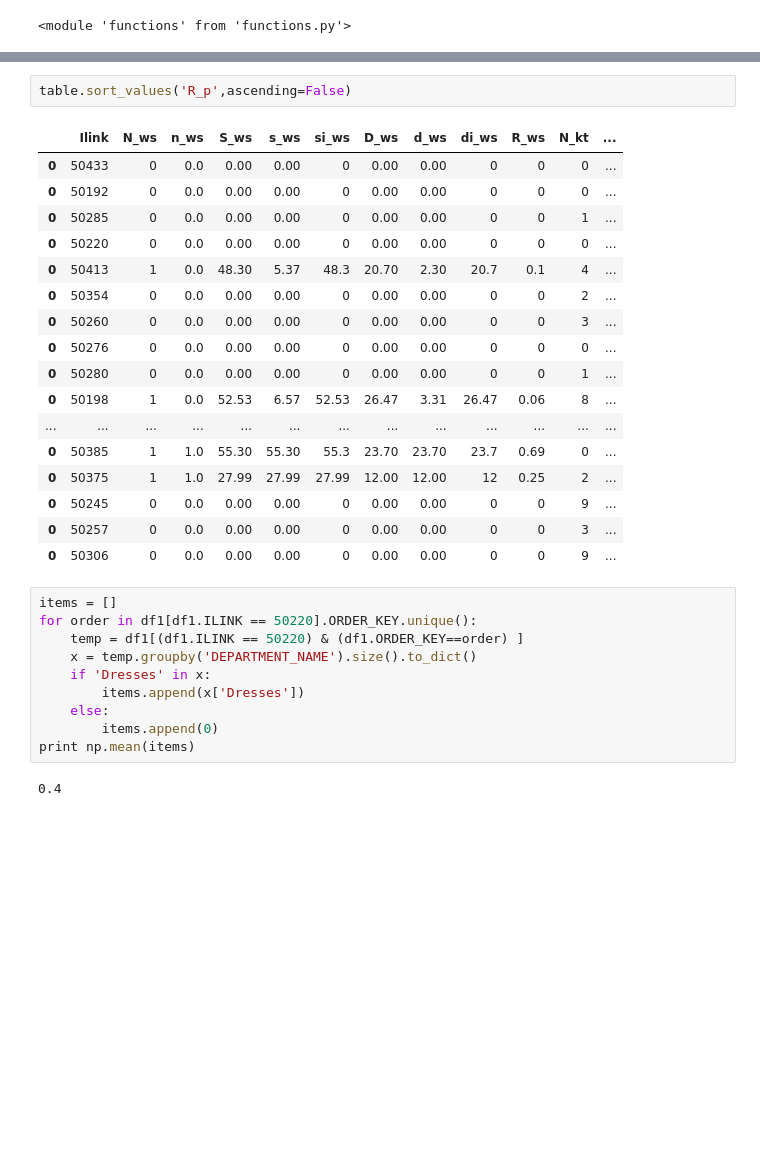
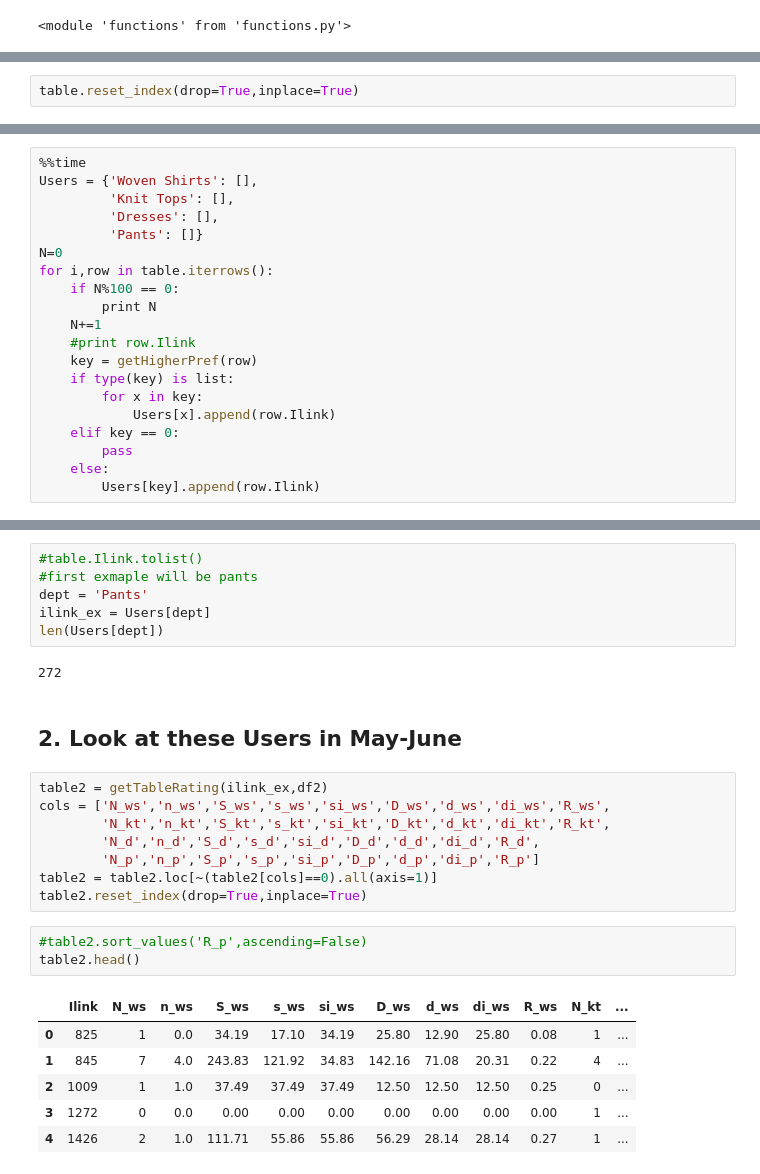
Before and after one commit to alexander-pan/Ecommerce, a Jupyter notebook: Data_Exploration.ipynb, the cells around one changed output, grey strips where cells are left out. Cells and saved outputs as stored; diff of their text form; blank space fills up the shorter version.

```diff
--- a/Data_Exploration.ipynb
+++ b/Data_Exploration.ipynb
@@ -111,0 +187,2 @@ table = pd.DataFrame([],columns=cols)
+# %%
+table.reset_index(drop=True,inplace=True)
@@ -149,0 +289,20 @@ Wall time: 1.82 s
+# %%
+%%time
+Users = {'Woven Shirts': [],
+         'Knit Tops': [],
+         'Dresses': [],
+         'Pants': []}
+N=0
+for i,row in table.iterrows():
+    if N%100 == 0:
+        print N
+    N+=1
+    #print row.Ilink
+    key = getHigherPref(row)
+    if type(key) is list:
+        for x in key:
+            Users[x].append(row.Ilink)
+    elif key == 0:
+        pass
+    else:
+        Users[key].append(row.Ilink)
@@ -150,32 +322,28 @@ Wall time: 1.82 s
+# %%
+#table.Ilink.tolist()
+#first exmaple will be pants
+dept = 'Pants'
+ilink_ex = Users[dept]
+len(Users[dept])
+# %% [output]
+272
+# %% [markdown]
+## 2. Look at these Users in May-June
+# %%
+table2 = getTableRating(ilink_ex,df2)
+cols = ['N_ws','n_ws','S_ws','s_ws','si_ws','D_ws','d_ws','di_ws','R_ws',
+        'N_kt','n_kt','S_kt','s_kt','si_kt','D_kt','d_kt','di_kt','R_kt',
+        'N_d','n_d','S_d','s_d','si_d','D_d','d_d','di_d','R_d',
+        'N_p','n_p','S_p','s_p','si_p','D_p','d_p','di_p','R_p']
+table2 = table2.loc[~(table2[cols]==0).all(axis=1)]
+table2.reset_index(drop=True,inplace=True)
 # %%
-table.sort_values('R_p',ascending=False)
+#table2.sort_values('R_p',ascending=False)
+table2.head()
 # %% [output]
 |  | Ilink | N_ws | n_ws | S_ws | s_ws | si_ws | D_ws | d_ws | di_ws | R_ws | N_kt | ... |
-| 0 | 50433 | 0 | 0.0 | 0.00 | 0.00 | 0 | 0.00 | 0.00 | 0 | 0 | 0 | ... |
-| 0 | 50192 | 0 | 0.0 | 0.00 | 0.00 | 0 | 0.00 | 0.00 | 0 | 0 | 0 | ... |
-| 0 | 50285 | 0 | 0.0 | 0.00 | 0.00 | 0 | 0.00 | 0.00 | 0 | 0 | 1 | ... |
-| 0 | 50220 | 0 | 0.0 | 0.00 | 0.00 | 0 | 0.00 | 0.00 | 0 | 0 | 0 | ... |
-| 0 | 50413 | 1 | 0.0 | 48.30 | 5.37 | 48.3 | 20.70 | 2.30 | 20.7 | 0.1 | 4 | ... |
-| 0 | 50354 | 0 | 0.0 | 0.00 | 0.00 | 0 | 0.00 | 0.00 | 0 | 0 | 2 | ... |
-| 0 | 50260 | 0 | 0.0 | 0.00 | 0.00 | 0 | 0.00 | 0.00 | 0 | 0 | 3 | ... |
-| 0 | 50276 | 0 | 0.0 | 0.00 | 0.00 | 0 | 0.00 | 0.00 | 0 | 0 | 0 | ... |
-| 0 | 50280 | 0 | 0.0 | 0.00 | 0.00 | 0 | 0.00 | 0.00 | 0 | 0 | 1 | ... |
-| 0 | 50198 | 1 | 0.0 | 52.53 | 6.57 | 52.53 | 26.47 | 3.31 | 26.47 | 0.06 | 8 | ... |
-| ... | ... | ... | ... | ... | ... | ... | ... | ... | ... | ... | ... | ... |
-| 0 | 50385 | 1 | 1.0 | 55.30 | 55.30 | 55.3 | 23.70 | 23.70 | 23.7 | 0.69 | 0 | ... |
-| 0 | 50375 | 1 | 1.0 | 27.99 | 27.99 | 27.99 | 12.00 | 12.00 | 12 | 0.25 | 2 | ... |
-| 0 | 50245 | 0 | 0.0 | 0.00 | 0.00 | 0 | 0.00 | 0.00 | 0 | 0 | 9 | ... |
-| 0 | 50257 | 0 | 0.0 | 0.00 | 0.00 | 0 | 0.00 | 0.00 | 0 | 0 | 3 | ... |
-| 0 | 50306 | 0 | 0.0 | 0.00 | 0.00 | 0 | 0.00 | 0.00 | 0 | 0 | 9 | ... |
+| 0 | 825 | 1 | 0.0 | 34.19 | 17.10 | 34.19 | 25.80 | 12.90 | 25.80 | 0.08 | 1 | ... |
+| 1 | 845 | 7 | 4.0 | 243.83 | 121.92 | 34.83 | 142.16 | 71.08 | 20.31 | 0.22 | 4 | ... |
+| 2 | 1009 | 1 | 1.0 | 37.49 | 37.49 | 37.49 | 12.50 | 12.50 | 12.50 | 0.25 | 0 | ... |
+| 3 | 1272 | 0 | 0.0 | 0.00 | 0.00 | 0.00 | 0.00 | 0.00 | 0.00 | 0.00 | 1 | ... |
+| 4 | 1426 | 2 | 1.0 | 111.71 | 55.86 | 55.86 | 56.29 | 28.14 | 28.14 | 0.27 | 1 | ... |
-# %%
-items = []
-for order in df1[df1.ILINK == 50220].ORDER_KEY.unique():
-    temp = df1[(df1.ILINK == 50220) & (df1.ORDER_KEY==order) ]
-    x = temp.groupby('DEPARTMENT_NAME').size().to_dict()
-    if 'Dresses' in x:
-        items.append(x['Dresses'])
-    else:
-        items.append(0)
-print np.mean(items)
-# %% [output]
-0.4
```
Also changed, not shown: parts of 34 cells of this notebook.
